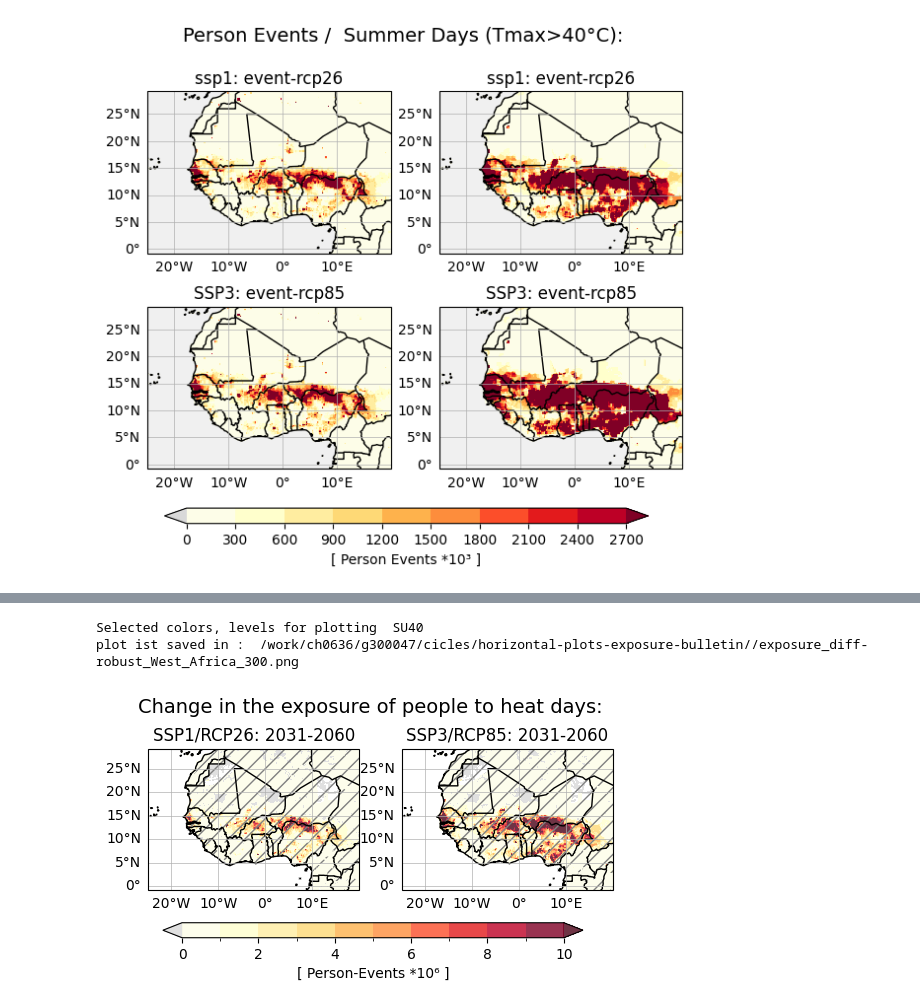
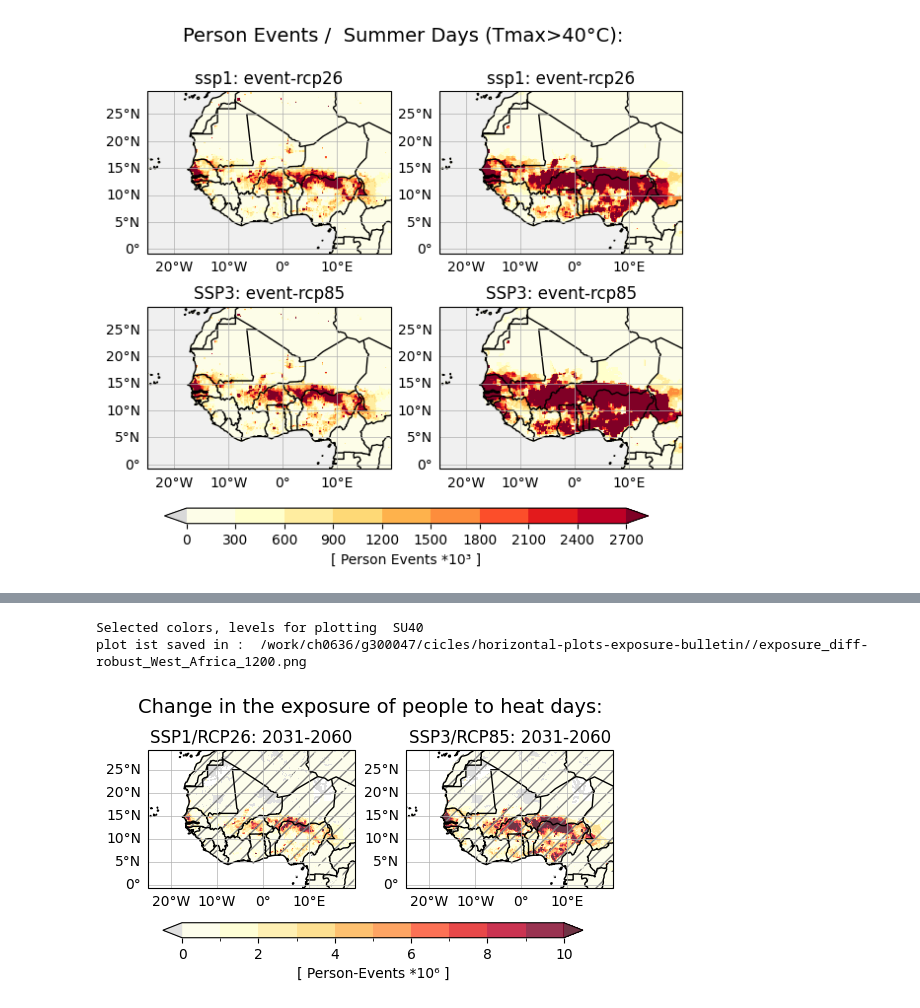
Before and after one commit to KatharinaBuelow/heat-exposure-africa, a Jupyter notebook: Notebooks/horiplot-exposure-diff-robust-bulletin.ipynb, the cells around one changed output, grey strips where cells are left out. Drawn from its saved outputs; the diff is of its cells as text; code cells hidden in the pictures.

```diff
--- a/Notebooks/horiplot-exposure-diff-robust-bulletin.ipynb
+++ b/Notebooks/horiplot-exposure-diff-robust-bulletin.ipynb
@@ -395,25 +395,25 @@ population_ssp5soc_2.5min_annual_2006-2100.nc4
 # %%
 # get colors and levels for plotting
 
 print('Selected colors, levels for plotting ', var)
 
 color_steps_diff, level_steps_diff = colorsteps_diff(var)
 
 plot_2_diff_exposure(
      exposure_ssp1[0],
      exposure_ssp3[0],
      robust_rcp26[0],
      robust_rcp85[0],
      plot_dir,
      title='Change in the exposure of people to heat days', #with Tmax > 40°C' , # unit person-events
      var='exposure',
      varr='SU40',
      robustness=True,
      #westafrica=False,
      westafrica=True,
-     user_dpi=300,
+     user_dpi=1200,
     )
 # %% [output]
 Selected colors, levels for plotting  SU40
-plot ist saved in :  /work/ch0636/g300047/cicles/horizontal-plots-exposure-bulletin//exposure_diff-robust_West_Africa_300.png
+plot ist saved in :  /work/ch0636/g300047/cicles/horizontal-plots-exposure-bulletin//exposure_diff-robust_West_Africa_1200.png
-[figure, old version]
+[figure, new version]
```
Also changed, not shown: parts of 1 cell of this notebook, 4 other files.
